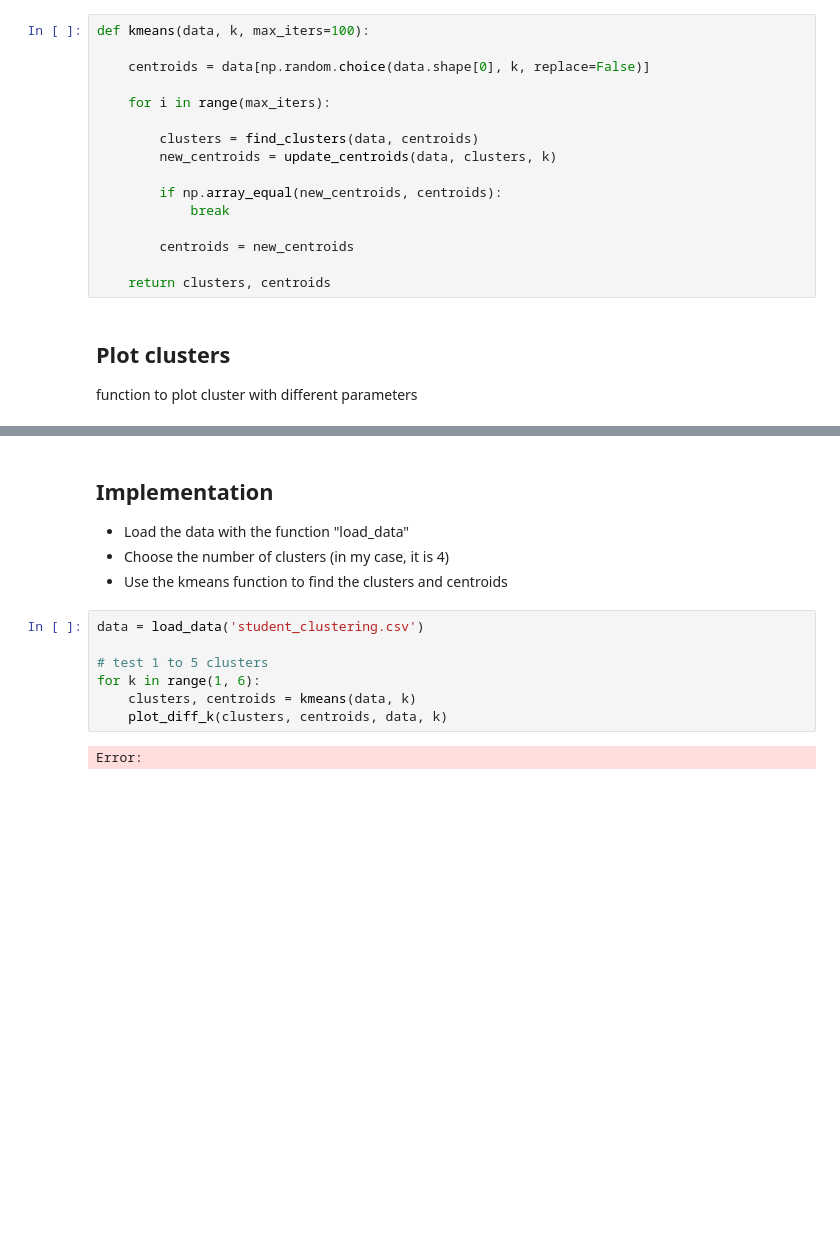
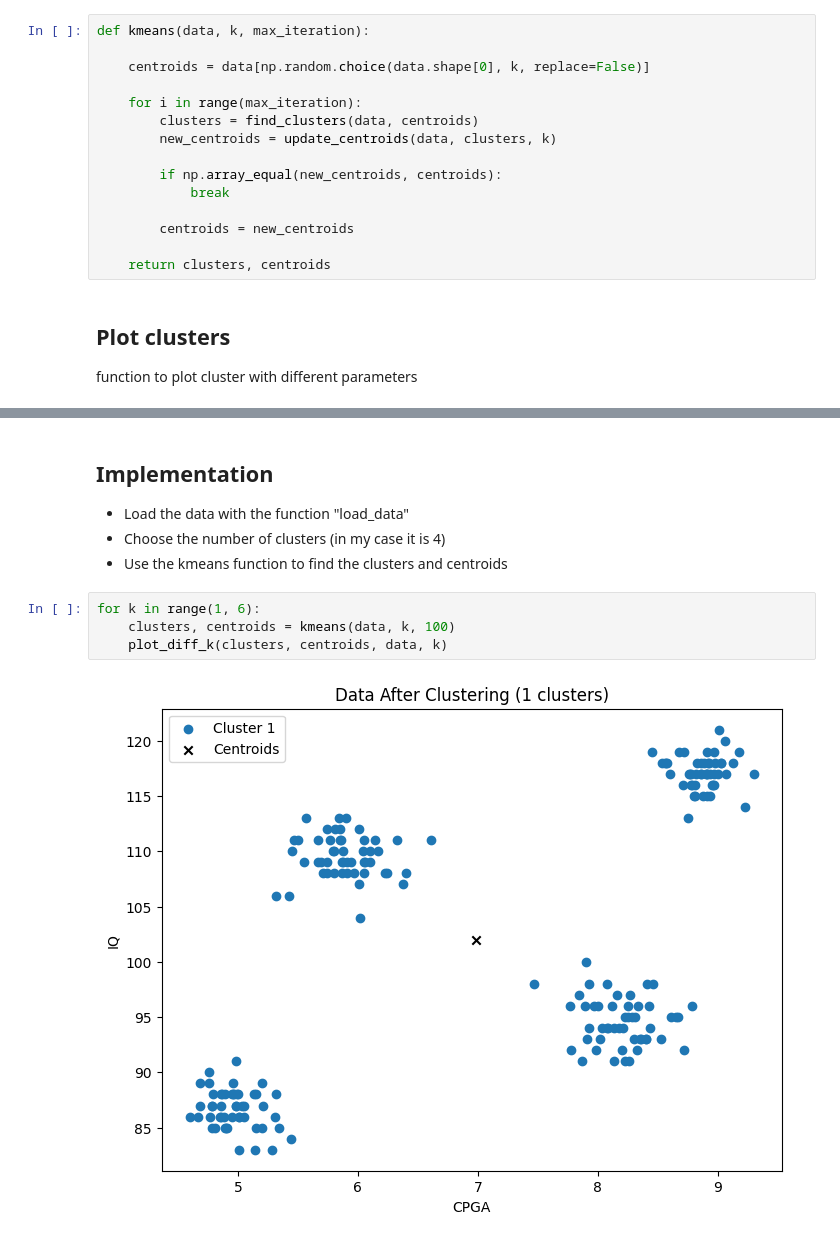
Before and after one commit to tikiid/k_mean_scratch, a Jupyter notebook: kmeanfs.ipynb, the cells around one changed output, grey strips where cells are left out. Drawn from its saved outputs; the diff is of its cells as text; blank space fills up the shorter version.

Commit message:
Update kmeanfs

```diff
--- a/kmeanfs.ipynb
+++ b/kmeanfs.ipynb
@@ -83,12 +68,11 @@ def update_centroids(data, clusters, k):
 - Then we need to find the clusters with our first centroids
 - The next step is to iterate on the dataset to find the minimal distance between points in a cluster and the points in the middle of the cluster (centroids)
 # %%
-def kmeans(data, k, max_iters=100):
+def kmeans(data, k, max_iteration):
 
     centroids = data[np.random.choice(data.shape[0], k, replace=False)]
 
-    for i in range(max_iters):
-
+    for i in range(max_iteration):
         clusters = find_clusters(data, centroids)
         new_centroids = update_centroids(data, clusters, k)
 
@@ -119,14 +119,11 @@ def plot_diff_k(clusters, centroids, data, k):
 ## Implementation
 
 - Load the data with the function "load_data"
-- Choose the number of clusters (in my case, it is 4)
+- Choose the number of clusters (in my case it is 4)
 - Use the kmeans function to find the clusters and centroids
 # %%
-data = load_data('student_clustering.csv')
-
-# test 1 to 5 clusters
 for k in range(1, 6):
-    clusters, centroids = kmeans(data, k)
+    clusters, centroids = kmeans(data, k, 100)
     plot_diff_k(clusters, centroids, data, k)
 # %% [output]
-Error:
+[figure, added]
```
Also changed, not shown: parts of 8 cells of this notebook.
